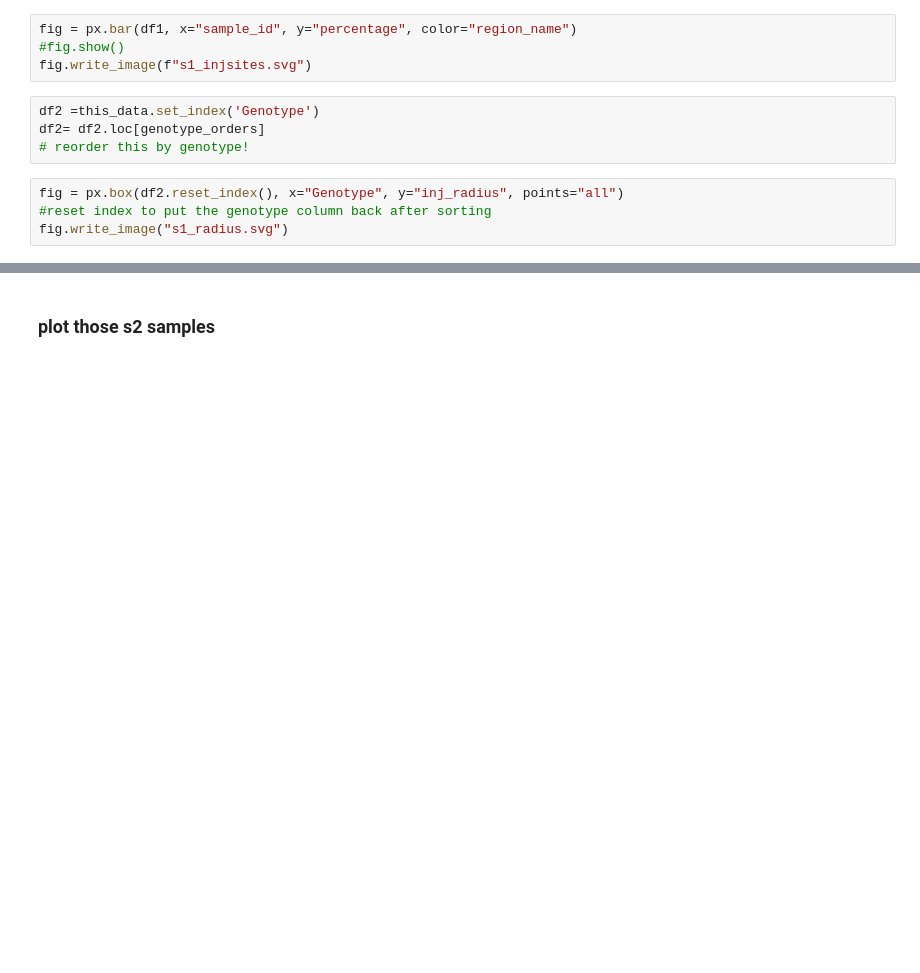
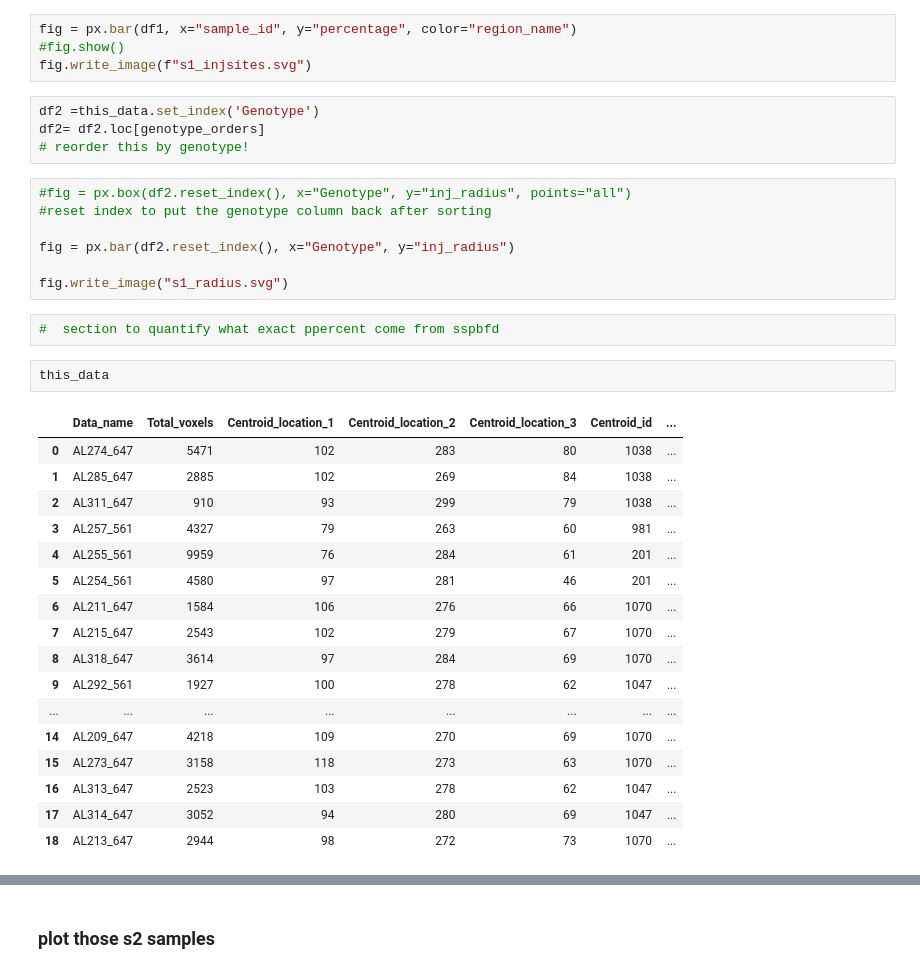
Before and after one commit to YANQI-LIU/Image_Registration, a Jupyter notebook: PlottingGraph.ipynb, the cells around one changed output, grey strips where cells are left out. Saved outputs shown, nothing was run; the diff lists cells and outputs as text; blank space fills up the shorter version.

```diff
--- a/PlottingGraph.ipynb
+++ b/PlottingGraph.ipynb
@@ -453,6 +422,31 @@ df2 =this_data.set_index('Genotype')
 df2= df2.loc[genotype_orders]
 # reorder this by genotype!
 # %%
-fig = px.box(df2.reset_index(), x="Genotype", y="inj_radius", points="all")
+#fig = px.box(df2.reset_index(), x="Genotype", y="inj_radius", points="all")
 #reset index to put the genotype column back after sorting
+
+fig = px.bar(df2.reset_index(), x="Genotype", y="inj_radius")
+
 fig.write_image("s1_radius.svg")
+# %%
+#  section to quantify what exact ppercent come from sspbfd
+# %%
+this_data
+# %% [output]
+|  | Data_name | Total_voxels | Centroid_location_1 | Centroid_location_2 | Centroid_location_3 | Centroid_id | ... |
+| 0 | AL274_647 | 5471 | 102 | 283 | 80 | 1038 | ... |
+| 1 | AL285_647 | 2885 | 102 | 269 | 84 | 1038 | ... |
+| 2 | AL311_647 | 910 | 93 | 299 | 79 | 1038 | ... |
+| 3 | AL257_561 | 4327 | 79 | 263 | 60 | 981 | ... |
+| 4 | AL255_561 | 9959 | 76 | 284 | 61 | 201 | ... |
+| 5 | AL254_561 | 4580 | 97 | 281 | 46 | 201 | ... |
+| 6 | AL211_647 | 1584 | 106 | 276 | 66 | 1070 | ... |
+| 7 | AL215_647 | 2543 | 102 | 279 | 67 | 1070 | ... |
+| 8 | AL318_647 | 3614 | 97 | 284 | 69 | 1070 | ... |
+| 9 | AL292_561 | 1927 | 100 | 278 | 62 | 1047 | ... |
+| ... | ... | ... | ... | ... | ... | ... | ... |
+| 14 | AL209_647 | 4218 | 109 | 270 | 69 | 1070 | ... |
+| 15 | AL273_647 | 3158 | 118 | 273 | 63 | 1070 | ... |
+| 16 | AL313_647 | 2523 | 103 | 278 | 62 | 1047 | ... |
+| 17 | AL314_647 | 3052 | 94 | 280 | 69 | 1047 | ... |
+| 18 | AL213_647 | 2944 | 98 | 272 | 73 | 1070 | ... |
```
Also changed, not shown: parts of 17 cells of this notebook.
